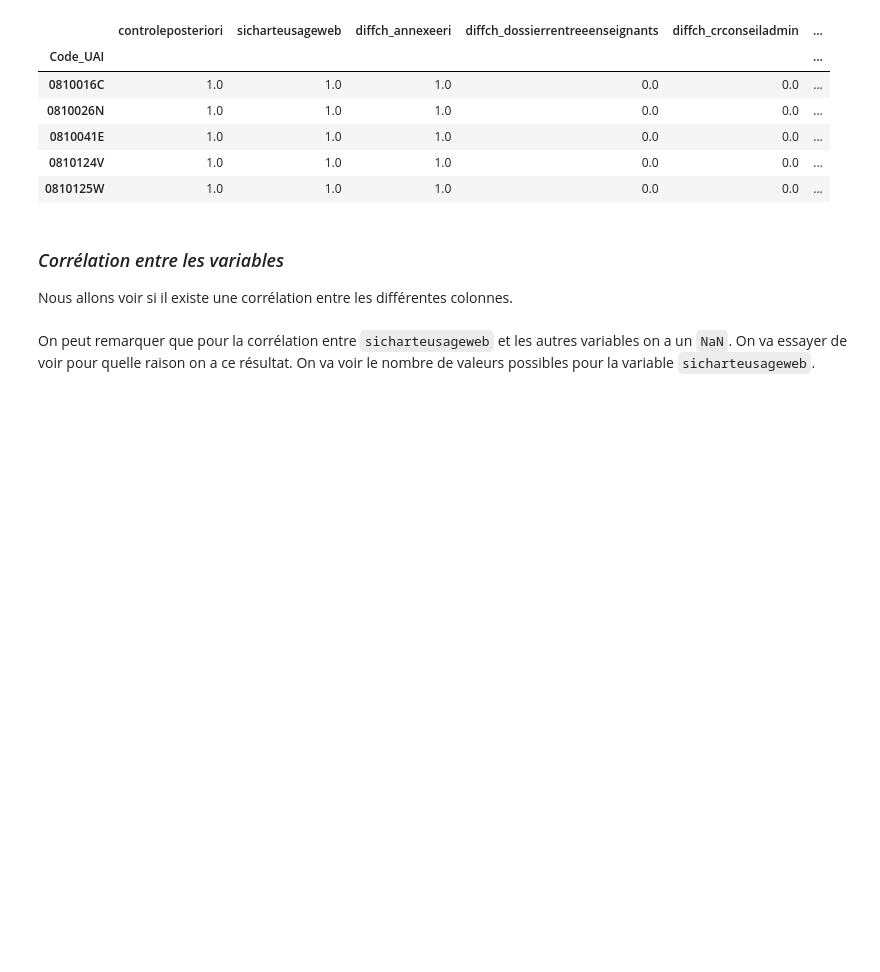
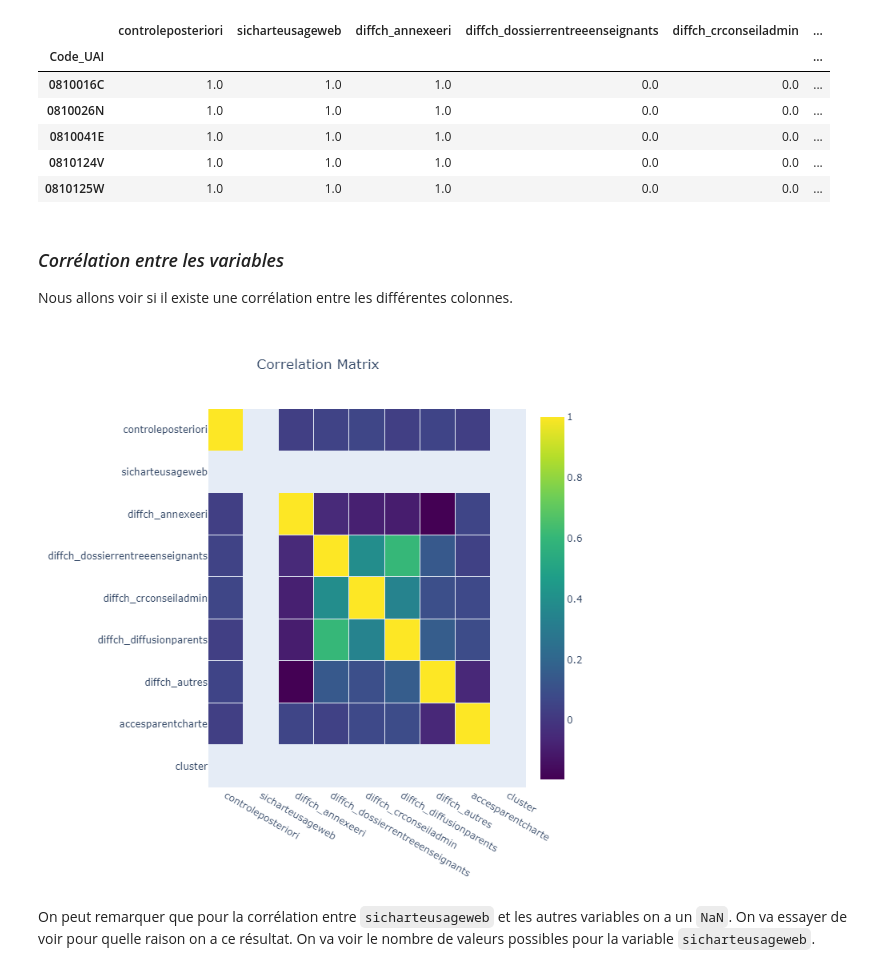
Before and after one commit to Salim-belkhir/Projet-data-science, a Jupyter notebook: etude_etic_2/etic_2-charte.ipynb, the cells around one changed output. Saved outputs shown, nothing was run; the diff lists cells and outputs as text; code cells hidden in the pictures; blank space fills up the shorter version.

```diff
--- a/etude_etic_2/etic_2-charte.ipynb
+++ b/etude_etic_2/etic_2-charte.ipynb
@@ -129,24 +135,27 @@ Nous allons voir si il existe une corrélation entre les différentes colonnes.
 # %%
 column_names = df_charte.columns
 
 heat = go.Heatmap(
     z=df_charte.corr().values,
     x=column_names,
     y=column_names,
     xgap=1, ygap=1,
     colorscale='Viridis'
 )
 
 layout = go.Layout(
     title='Correlation Matrix',
     title_x=0.5,
     width=700, height=600,
     xaxis_showgrid=False, yaxis_showgrid=False,
     yaxis_autorange='reversed'
 )
 
 fig = go.Figure(data=[heat], layout=layout)
-fig.show()
+Image(fig.to_image(format="png", engine="kaleido", width=700, height=700))
+#fig.show()
+# %% [output]
+[figure, added]
 # %% [markdown]
 On peut remarquer que pour la corrélation entre `sicharteusageweb` et les autres variables on a un `NaN`. On va essayer de voir pour quelle raison on a ce résultat. On va voir le nombre de valeurs possibles pour la variable `sicharteusageweb`.
 # %%
```
Also changed, not shown: parts of 3 cells of this notebook, 6 other files.
